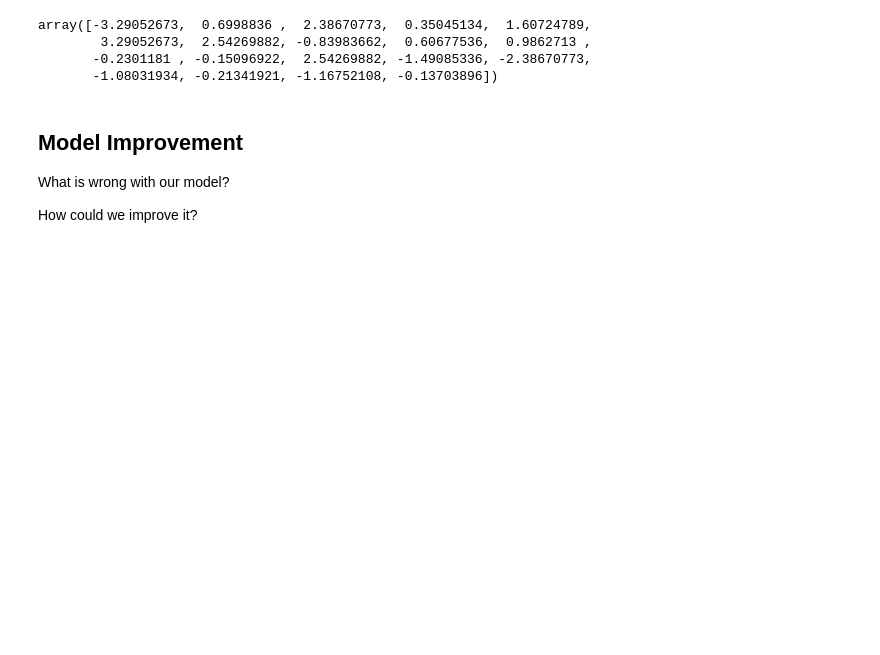
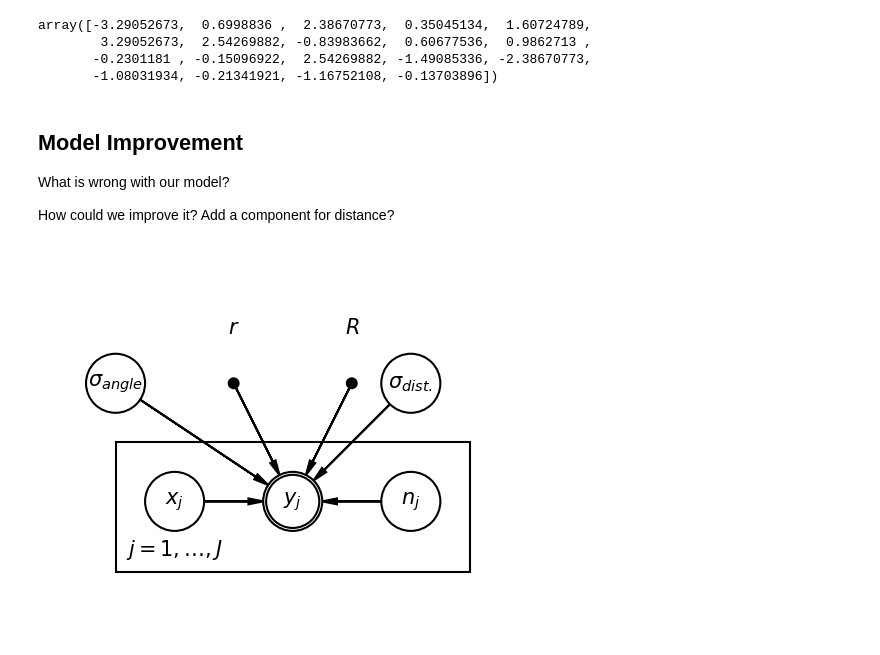
Before and after one commit to DataJavelin/MindLab_training, a Jupyter notebook: Mindlab_Course_PartIII.ipynb, the cells around one changed output. Saved outputs shown, nothing was run; the diff lists cells and outputs as text; code cells hidden in the pictures; blank space fills up the shorter version.

```diff
--- a/Mindlab_Course_PartIII.ipynb
+++ b/Mindlab_Course_PartIII.ipynb
@@ -593,4 +621,37 @@ array([-3.29052673,  0.6998836 ,  2.38670773,  0.35045134,  1.60724789,
 ## Model Improvement
 What is wrong with our model?
 
-How could we improve it?
+How could we improve it? Add a component for distance?
+# %%
+pgm = daft.PGM(shape=(5,3),observed_style="inner",dpi=150)
+
+# Hierarchical parameters.
+pgm.add_node("sigma_angle", r"$\sigma_{angle}$", 0.5, 2)
+pgm.add_node("r", r"$r$", 1.5, 2,fixed=True)
+pgm.add_node("R", r"$R$", 2.5, 2,fixed=True)
+pgm.add_node("sigma_dist", r"$\sigma_{dist.}$", 3, 2)
+
+
+
+# Latent variable.
+pgm.add_node("x", r"$x_j$", 1, 1)
+
+# Data.
+pgm.add_node("y", r"$y_j$", 2, 1, observed=True)
+pgm.add_node("n", r"$n_j$", 3, 1)
+
+pgm.add_edge('sigma_angle','y')
+pgm.add_edge('sigma_dist','y')
+
+pgm.add_edge('r','y')
+pgm.add_edge('R','y')
+pgm.add_edge('x','y')
+pgm.add_edge('n','y')
+
+pgm.add_plate([0.5, 0.5, 3, 1], label=r"$j = 1, \ldots, J$", shift=-0.1)
+
+# Render and save.
+pgm.render()
+pgm.show()
+# %% [output]
+[figure, added]
```
Also changed, not shown: parts of 4 cells of this notebook, 8 other files.
